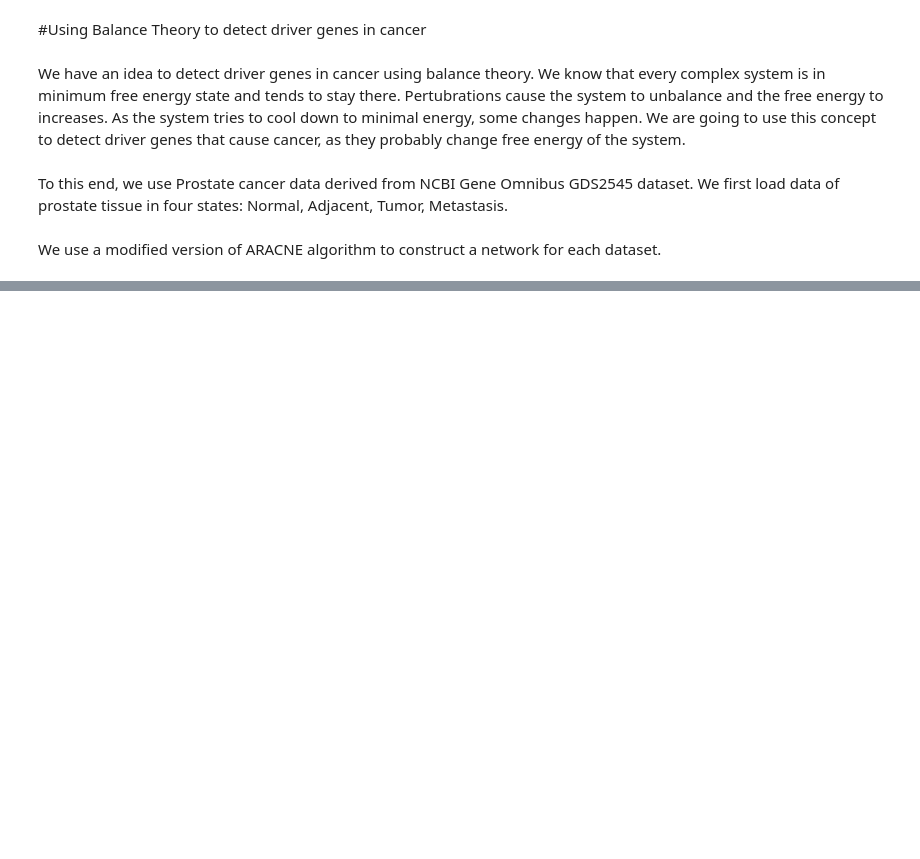
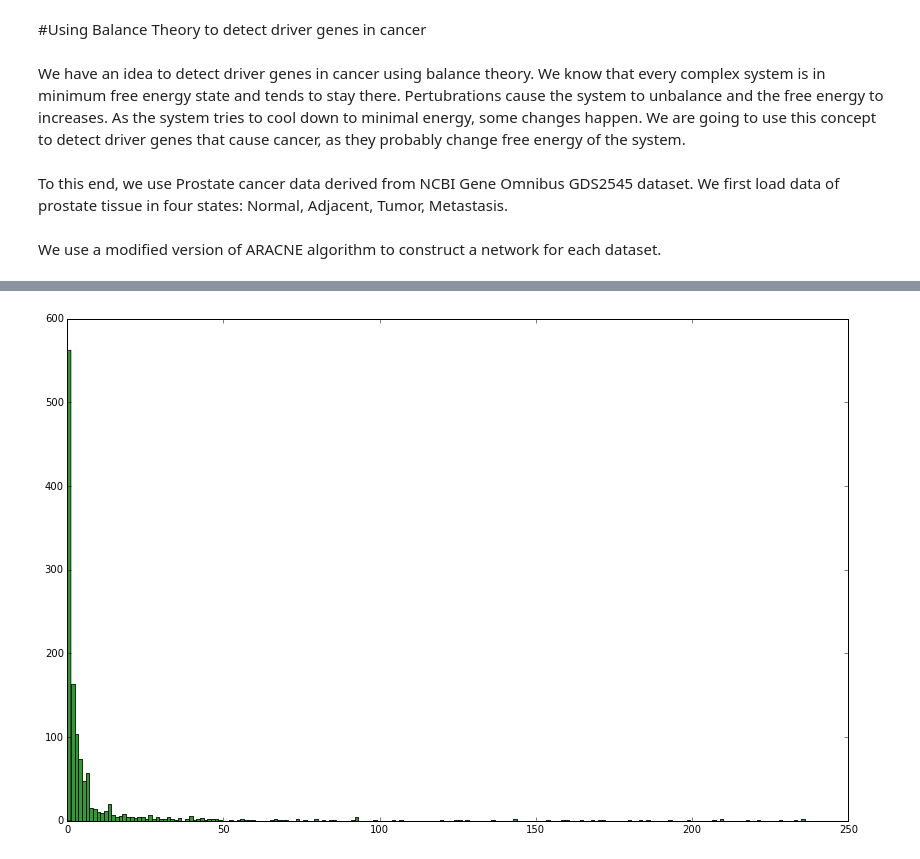
Before and after one commit to milani/cancer, a Jupyter notebook: gene_exp_networks.ipynb, the cells around one changed output, grey strips where cells are left out. Saved outputs shown, nothing was run; the diff lists cells and outputs as text; code cells hidden in the pictures; blank space fills up the shorter version.

```diff
--- a/gene_exp_networks.ipynb
+++ b/gene_exp_networks.ipynb
@@ -33,0 +43,4 @@ We use a modified version of ARACNE algorithm to construct a network for each da
+# %%
+normal_rs = normal_rs.reshape((12625,12625))
+normal_rs_p = normal_rs_p.reshape((12625,12625))
+normal_rs_sig = np.where(normal_rs_p < 0.2,normal_rs,np.zeros((12625,12625)))
@@ -33,0 +55,2 @@ We use a modified version of ARACNE algorithm to construct a network for each da
+# %%
+graph = nx.from_numpy_matrix(normal_rs_adj)
@@ -33,0 +59,8 @@ We use a modified version of ARACNE algorithm to construct a network for each da
+# %%
+fig = plt.figure()
+fig.set_size_inches(14, 9)
+
+plt.hist(nx.degree_histogram(graph),200,color='green',alpha=0.8)
+plt.show()
+# %% [output]
+[figure, added]
```
Also changed, not shown: parts of 7 cells of this notebook.
